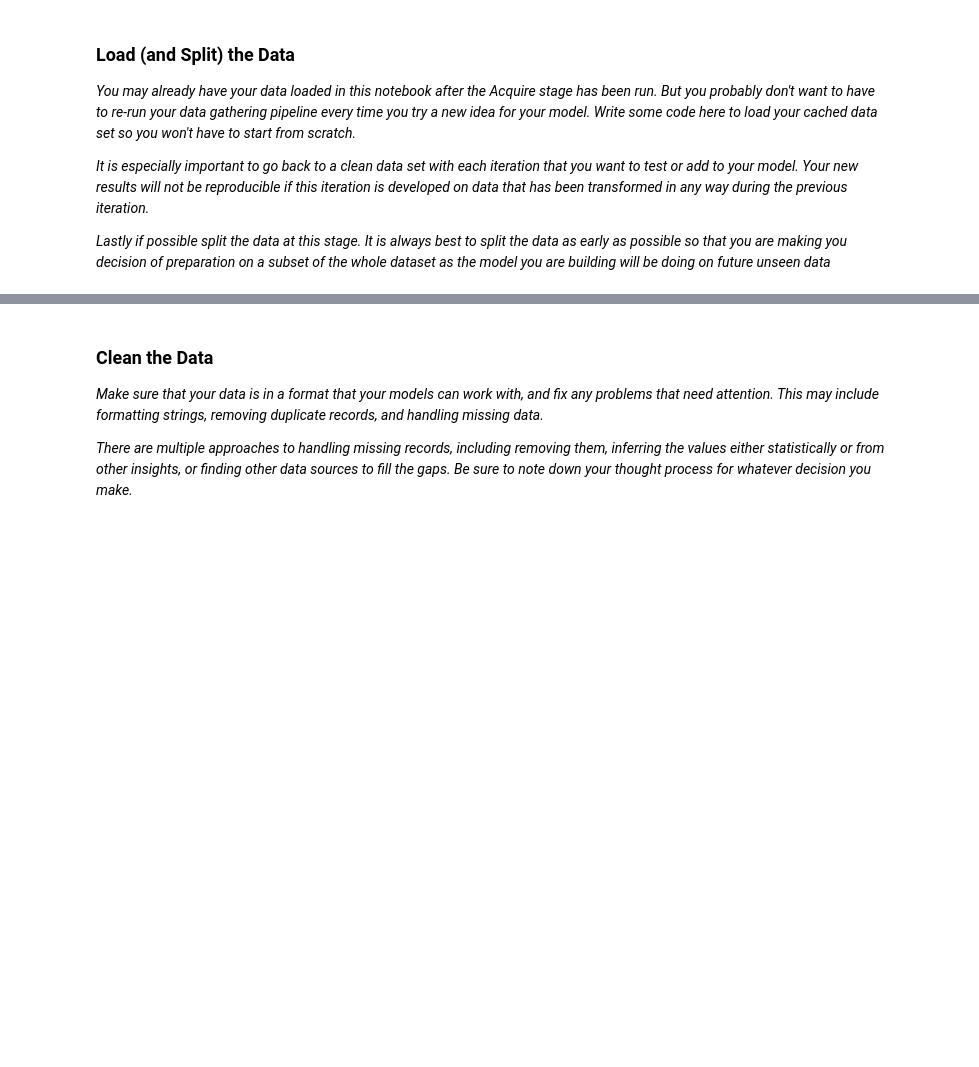
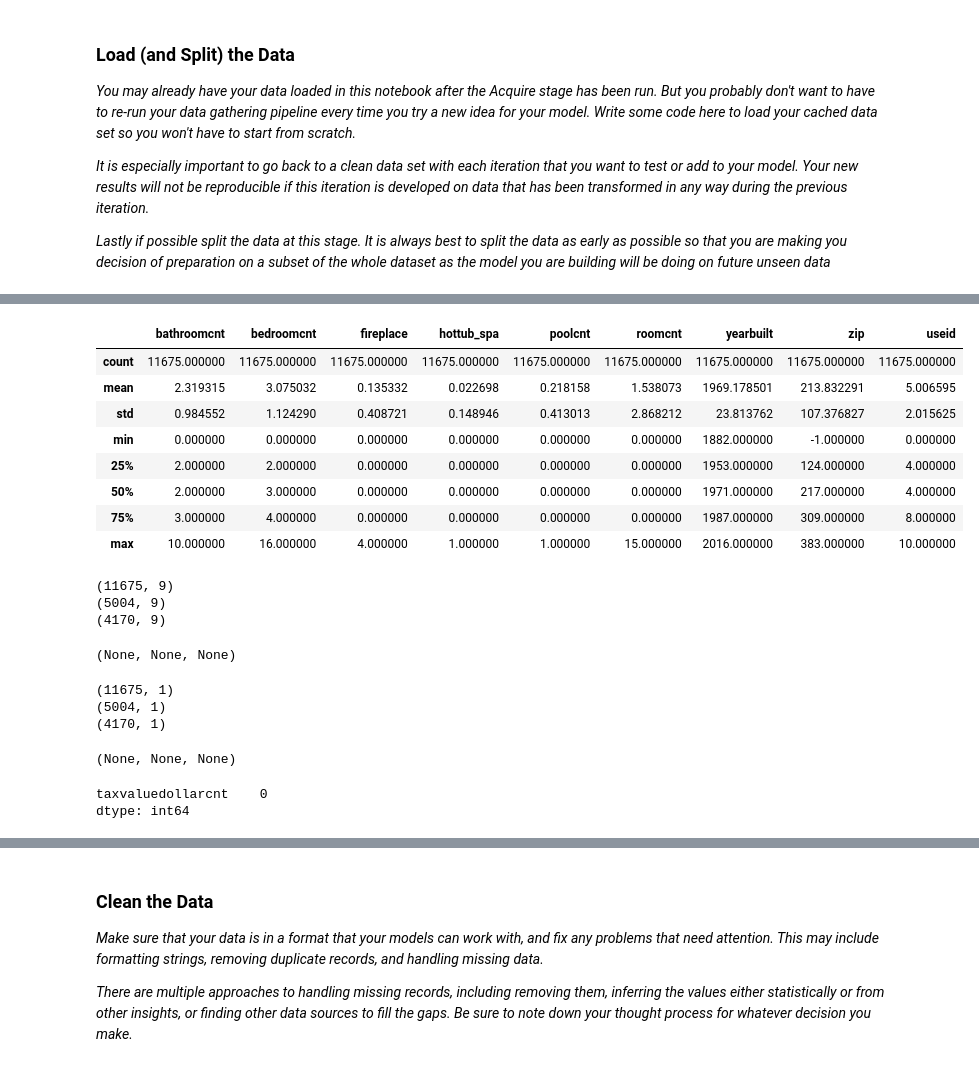
Before and after one commit to CSolitaire/regression-exercises, a Jupyter notebook: regression_project/mvp.ipynb, the cells around one changed output, grey strips where cells are left out. Saved outputs shown, nothing was run; the diff lists cells and outputs as text; code cells hidden in the pictures; blank space fills up the shorter version.

```diff
--- a/regression_project/mvp.ipynb
+++ b/regression_project/mvp.ipynb
@@ -518,3 +475,34 @@ numeric_cols = get_numeric_X_cols(X_train, object_cols)
+# %%
+X_train.describe()
+# %% [output]
+|  | bathroomcnt | bedroomcnt | fireplace | hottub_spa | poolcnt | roomcnt | yearbuilt | zip | useid |
+| count | 11675.000000 | 11675.000000 | 11675.000000 | 11675.000000 | 11675.000000 | 11675.000000 | 11675.000000 | 11675.000000 | 11675.000000 |
+| mean | 2.319315 | 3.075032 | 0.135332 | 0.022698 | 0.218158 | 1.538073 | 1969.178501 | 213.832291 | 5.006595 |
+| std | 0.984552 | 1.124290 | 0.408721 | 0.148946 | 0.413013 | 2.868212 | 23.813762 | 107.376827 | 2.015625 |
+| min | 0.000000 | 0.000000 | 0.000000 | 0.000000 | 0.000000 | 0.000000 | 1882.000000 | -1.000000 | 0.000000 |
+| 25% | 2.000000 | 2.000000 | 0.000000 | 0.000000 | 0.000000 | 0.000000 | 1953.000000 | 124.000000 | 4.000000 |
+| 50% | 2.000000 | 3.000000 | 0.000000 | 0.000000 | 0.000000 | 0.000000 | 1971.000000 | 217.000000 | 4.000000 |
+| 75% | 3.000000 | 4.000000 | 0.000000 | 0.000000 | 0.000000 | 0.000000 | 1987.000000 | 309.000000 | 8.000000 |
+| max | 10.000000 | 16.000000 | 4.000000 | 1.000000 | 1.000000 | 15.000000 | 2016.000000 | 383.000000 | 10.000000 |
+# %%
+print(X_train.shape), print(X_validate.shape), print(X_test.shape)
+# %% [output]
+(11675, 9)
+(5004, 9)
+(4170, 9)
+(None, None, None)
+# %%
+print(y_train.shape), print(y_validate.shape), print(y_test.shape)
+# %% [output]
+(11675, 1)
+(5004, 1)
+(4170, 1)
+(None, None, None)
+# %%
+y_test.isnull().sum()
+# %% [output]
+taxvaluedollarcnt    0
+dtype: int64
 # %%
 df.isnull().sum()
 # %% [output]
```
Also changed, not shown: parts of 12 cells of this notebook, 1 other file.
